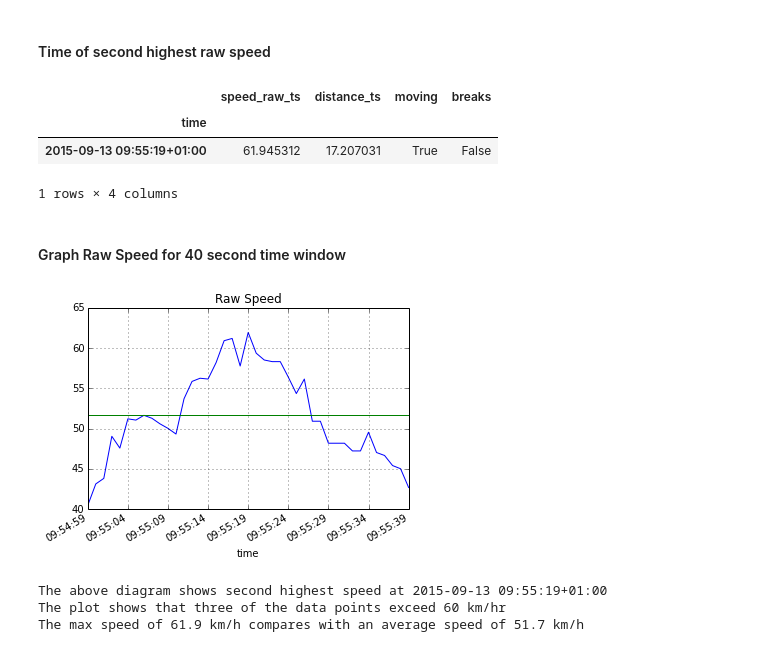
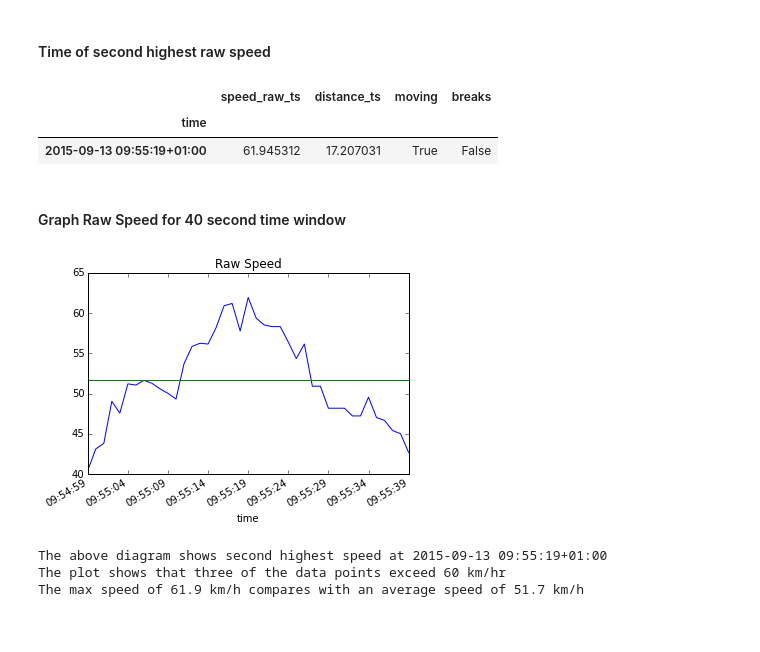
Before and after one commit to patclaffey/docker_jupyter, a Jupyter notebook: notebooks/speed.ipynb, the cells around one changed output. Drawn from its saved outputs; the diff is of its cells as text; code cells hidden in the pictures.

```diff
--- a/notebooks/speed.ipynb
+++ b/notebooks/speed.ipynb
@@ -251,35 +255,34 @@ The second event we focus on is the second highest raw speed of 61.9 km/hr
 #### Time of second highest raw speed
 # %%
 # find the row where raw speed is second highest
-df[ df['speed_raw_ts'] > 60.0].sort(columns = ['speed_raw_ts'], ascending = False)[1:2]
+df[ df['speed_raw_ts'] > 60.0].sort_values(by = ['speed_raw_ts'], ascending = False)[1:2]
 # %% [output]
 |  | speed_raw_ts | distance_ts | moving | breaks |
 | time |  |  |  |  |
 | 2015-09-13 09:55:19+01:00 | 61.945312 | 17.207031 | True | False |
-1 rows × 4 columns
 # %%
 #store this time point in variable time_point_2
 time_point_2 = \
-            df[ df['speed_raw_ts'] > 60.0].sort(columns = ['speed_raw_ts'],
+            df[ df['speed_raw_ts'] > 60.0].sort_values(by = ['speed_raw_ts'],
                         ascending = False).index.tolist()[1:2][0]
 # %% [markdown]
 #### Graph Raw Speed for 40 second time window
 # %%
 # define the width of the time window in seconds
 time_window_seconds = 40
 
 # Find the start and end time indexes for the window
-index_start, index_end = get_wintime_point_2dow_range(df, time_point_2, time_window_seconds)
+index_start, index_end = get_window_range(df, time_point_2, time_window_seconds)
 
 avg_speed = df['speed_raw_ts'][ index_start: index_end ].mean()
 max_raw_speed = df['speed_raw_ts'][ index_start: index_end ].max()
 
 plt.figure()
 plt.title('Raw Speed')
 df['speed_raw_ts'][ index_start : index_end  ].plot(figsize=(5.75,4),)
 _ = plt.axhline(avg_speed, color='g')
 # %% [output]
-[figure, old version]
+[figure, new version]
 # %%
 print("The above diagram shows second highest speed at {}".format(str(time_point_2)) )
 print("The plot shows that three of the data points exceed 60 km/hr")
```
Also changed, not shown: parts of 29 cells of this notebook, 1 other file.
